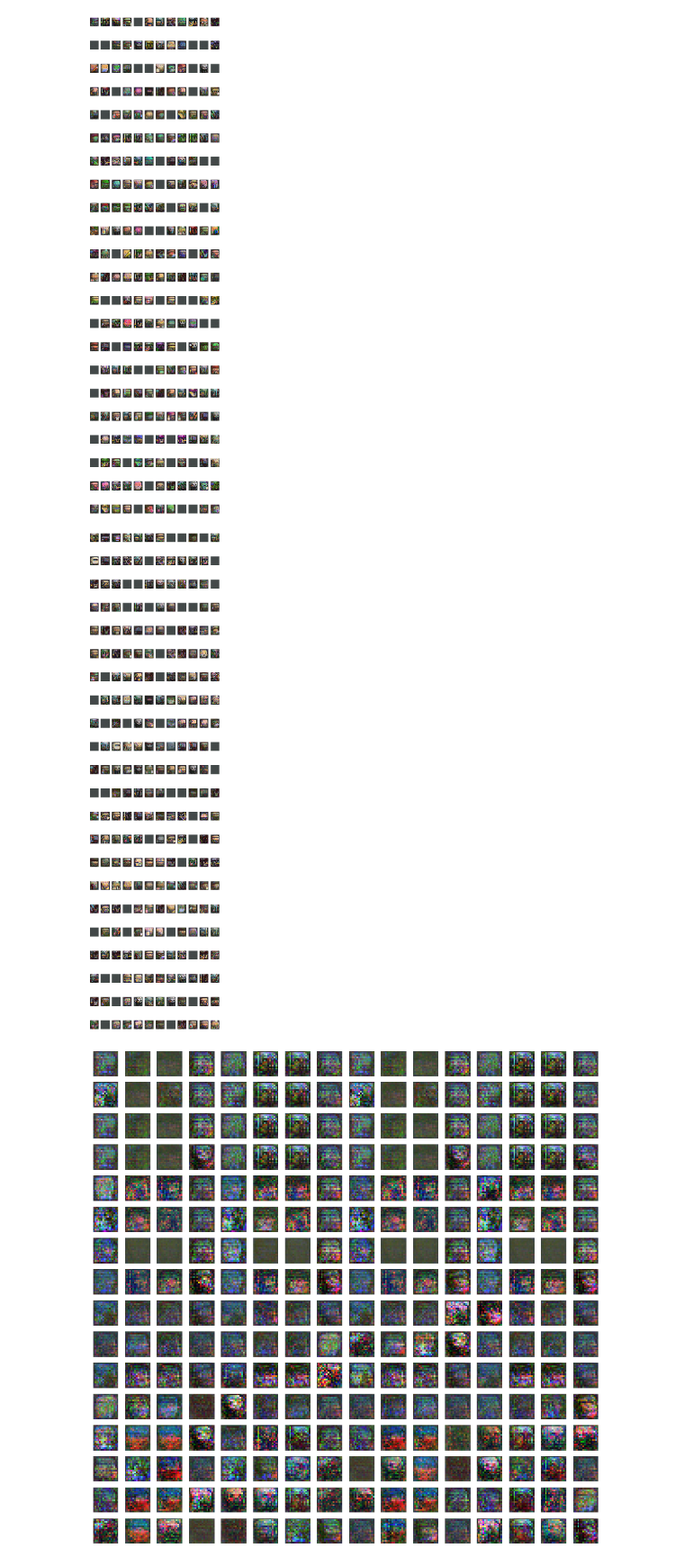
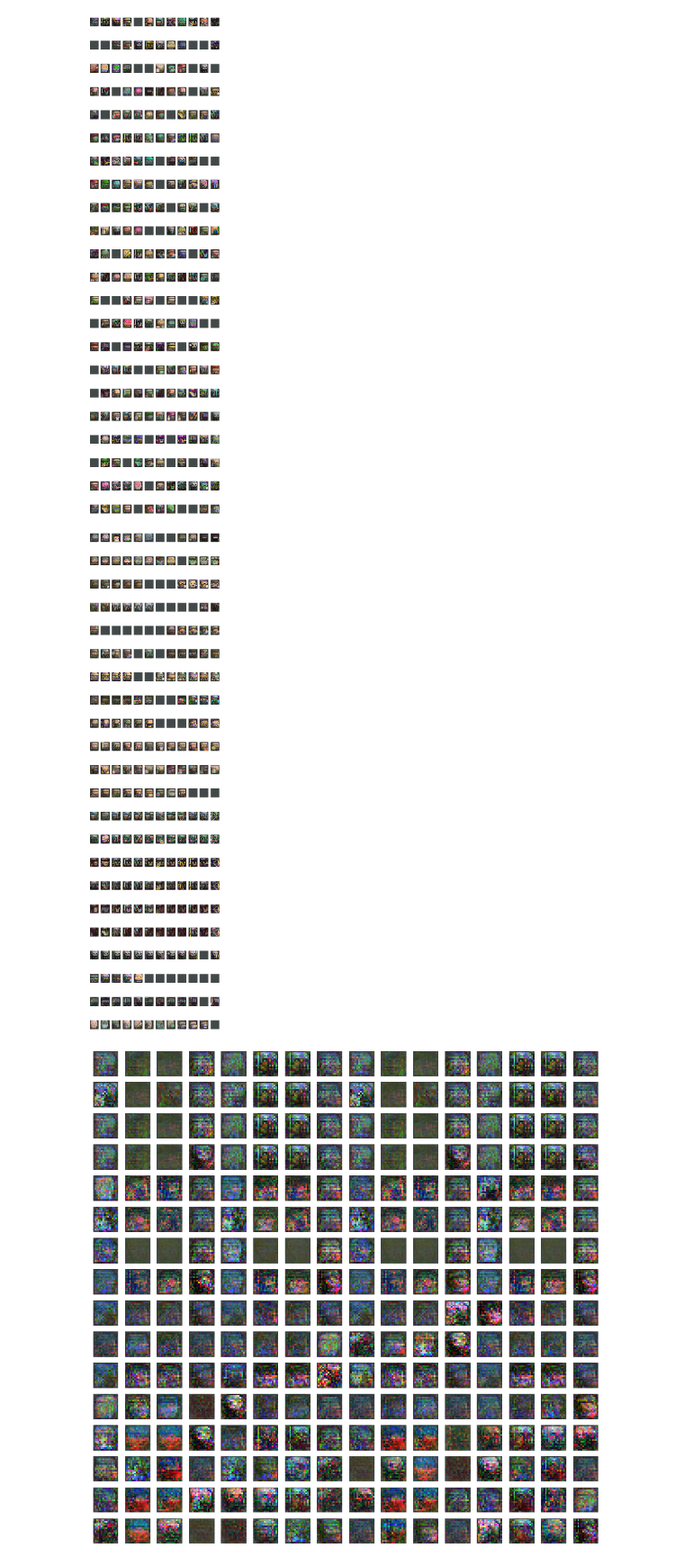
Before and after one commit to balcomes/keras-autoencoders, a Jupyter notebook: train_conv_autoencoder.ipynb, the cells around one changed output. Shown at 90% size. Saved outputs shown, nothing was run; the diff lists cells and outputs as text; code cells hidden in the pictures.

```diff
--- a/train_conv_autoencoder.ipynb
+++ b/train_conv_autoencoder.ipynb
@@ -485,34 +485,34 @@ plt.show()
 # %%
 fig = plt.figure(figsize=(8, 32))
 columns = 12
 rows = 22
 
 for i in range(1, columns*rows + 1):
 
-    r = np.random.randint(0,264)
-    g = np.random.randint(0,264)
-    b = np.random.randint(0,264)
+    #r = np.random.randint(0,264)
+    #g = np.random.randint(0,264)
+    #b = np.random.randint(0,264)
 
     x = np.random.randint(0,3)
     #y = np.random.randint(0,3)
     #z = np.random.randint(0,3)
 
-    d = [np.asarray(trainX_r[r-1,:,:,:]).reshape([1,16,16,1]),
-         np.asarray(trainX_g[g-1,:,:,:]).reshape([1,16,16,1]),
-         np.asarray(trainX_b[b-1,:,:,:]).reshape([1,16,16,1])]
+    d = [np.asarray(trainX_r[i-1,:,:,:]).reshape([1,16,16,1]),
+         np.asarray(trainX_g[i-1,:,:,:]).reshape([1,16,16,1]),
+         np.asarray(trainX_b[i-1,:,:,:]).reshape([1,16,16,1])]
 
     img_r = autoencoder_r.predict(d[x])[0,:,:,0]
     img_g = autoencoder_g.predict(d[x])[0,:,:,0]
     img_b = autoencoder_b.predict(d[x])[0,:,:,0]
     img_rgb = np.dstack((img_r,img_g,img_b))
     fig.add_subplot(rows, columns, i)
     plt.xticks([])
     plt.yticks([])
     plt.imshow(img_rgb)
 
 plt.show()
 # %% [output]
-[figure, old version]
+[figure, new version]
 # %%
 dwarves2 = imageio.imread('sprite.png')
 # %%
```
